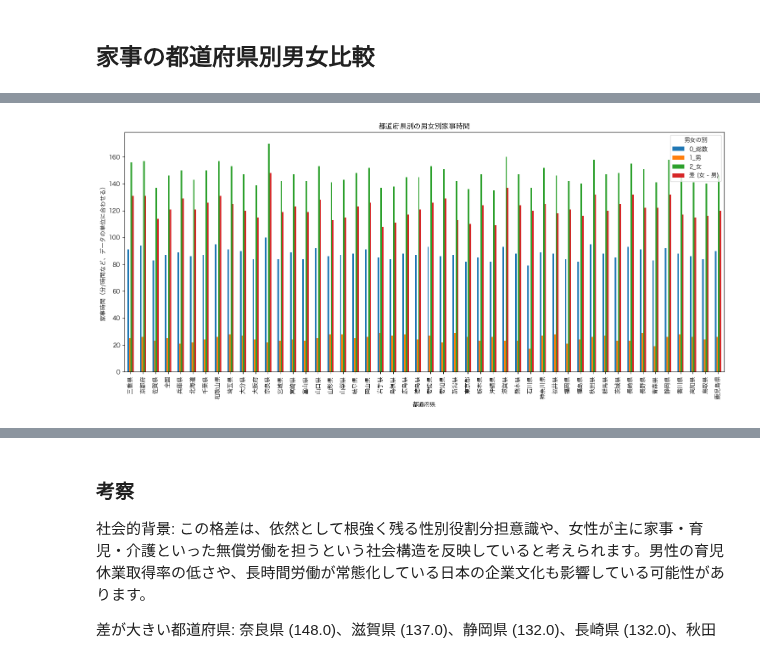
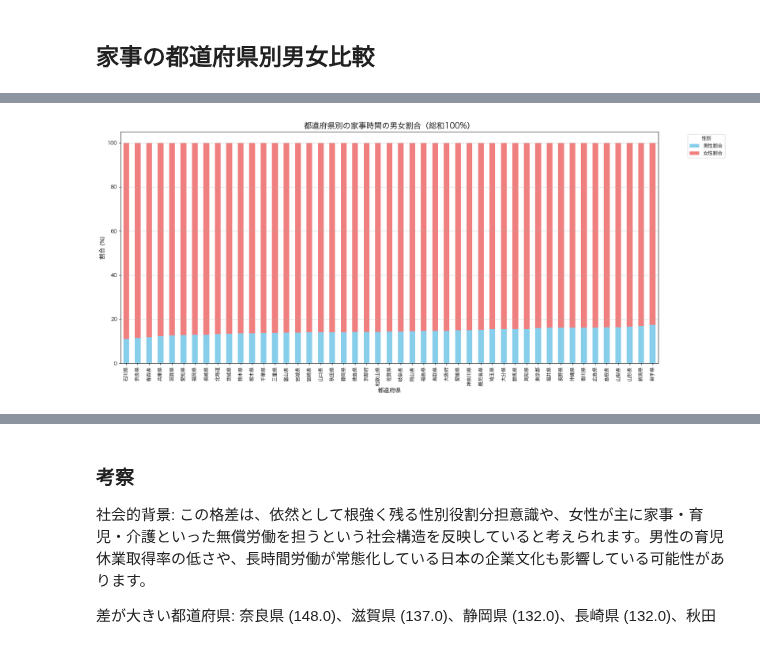
Before and after one commit to 3241Kanaha/statistics-2025, a Jupyter notebook: gende_prefecture.ipynb, the cells around one changed output, grey strips where cells are left out. Cells and saved outputs as stored; diff of their text form; code cells hidden in the pictures.

```diff
--- a/gende_prefecture.ipynb
+++ b/gende_prefecture.ipynb
@@ -126,43 +150,79 @@ plt.show()
 # %% [markdown]
 ## 家事の都道府県別男女比較
 # %%
-df_selected = df[['男女の別', '都道府県', '家事']].copy()
+# --- 家事時間データの準備（ユーザー提供コードベースを修正） ---
+df_selected_housework = df[['男女の別', '都道府県', '家事']].copy()
+df_selected_housework['家事'] = pd.to_numeric(df_selected_housework['家事'], errors='coerce')
 
-df_selected['家事'] = pd.to_numeric(df_selected['家事'], errors='coerce')
+# ピボットテーブルを作成して、都道府県別に男女の家事の時間を比較
+pivot_df_housework = df_selected_housework.pivot_table(index='都道府県', columns='男女の別', values='家事', aggfunc='mean')
 
-# # NaN値がある行を削除するか、適切に処理する
-# # 今回は比較のため、NaNがある行は削除するのが良いでしょう
-# df_selected.dropna(subset=['仕事'], inplace=True)
+# 結果を表示（ユーザーの元のコードから）
+print("\n都道府県別の男女別家事時間（平均）:")
+# 総数、男性、女性の平均家事時間を表示
+print(pivot_df_housework)
 
-# 男女別の仕事の時間を都道府県ごとに集計
-# '男女の別' 列の値が '1_男' と '2_女' であると仮定します。
-# もし異なる値が入っている場合は、適宜修正してください。
 
-# ピボットテーブルを作成して、都道府県別に男女の仕事の時間を比較
-pivot_df = df_selected.pivot_table(index='都道府県', columns='男女の別', values='家事', aggfunc='mean')
+# --- 差 (女 - 男) の計算と表示（ユーザーの元のコードから） ---
+if '2_女' in pivot_df_housework.columns and '1_男' in pivot_df_housework.columns:
+    pivot_df_housework['差 (女 - 男)'] = pivot_df_housework['2_女'] - pivot_df_housework['1_男']
+    print("\n家事時間の差 (女 - 男):")
+    # ここで差を計算して、女性の家事時間が男性より長い都道府県を特定
+    print(pivot_df_housework.sort_values(by='差 (女 - 男)', ascending=False))
 
-# 結果を表示
-print("\n都道府県別の男女別家事時間（平均）:")
-# print(pivot_df)
 
-# 必要であれば、さらに詳細な分析や可視化を行うことができます。
-# 例: 男性の仕事時間が女性より長い都道府県を特定
-if '2_女' in pivot_df.columns and '1_男' in pivot_df.columns:
-    pivot_df['差 (女 - 男)'] = pivot_df['2_女'] - pivot_df['1_男']
-    print("\n仕事時間の差 (女 - 男):")
-    print(pivot_df.sort_values(by='差 (女 - 男)', ascending=False))
+# --- 総和が100%になるように割合を可視化する部分の修正 ---
 
-#グラフでの可視化の例 (matplotlibやseabornを使用)
-import matplotlib.pyplot as plt
-import seaborn as sns
+# 「全国」の行は全体集計値のため、個別の都道府県の割合計算からは除外する
+if '全国' in pivot_df_housework.index:
+    pivot_df_housework_prefectures = pivot_df_housework.drop('全国').copy()
+else:
+    pivot_df_housework_prefectures = pivot_df_housework.copy()
 
-pivot_df.plot(kind='bar', figsize=(15, 7))
-plt.title('都道府県別の男女別家事時間')
-plt.xlabel('都道府県')
-plt.ylabel('家事時間（分/時間など、データの単位に合わせる）')
-plt.xticks(rotation=90)
-plt.legend(title='男女の別')
-plt.tight_layout()
+# NaN値がある行は除外（男性または女性の家事時間がない都道府県）
+pivot_df_housework_prefectures.dropna(subset=['1_男', '2_女'], inplace=True)
+
+# 各都道府県における「男性の家事時間」と「女性の家事時間」の合計を計算
+# この「男女合計家事時間」を各都道府県の男女別家事時間の「総和100%」とする
+pivot_df_housework_prefectures['男女合計家事時間'] = pivot_df_housework_prefectures['1_男'] + pivot_df_housework_prefectures['2_女']
+
+# 男女それぞれの割合を計算（分母は男女合計家事時間）
+pivot_df_housework_prefectures['男性割合'] = (pivot_df_housework_prefectures['1_男'] / pivot_df_housework_prefectures['男女合計家事時間']) * 100
+pivot_df_housework_prefectures['女性割合'] = (pivot_df_housework_prefectures['2_女'] / pivot_df_housework_prefectures['男女合計家事時間']) * 100
+
+# 割合のデータフレームを作成 (プロット用)
+# このデータフレームを直接積み上げ棒グラフに使うため、列名を調整
+df_percentages_for_plot_housework = pivot_df_housework_prefectures[['男性割合', '女性割合']].copy()
+
+# グラフのX軸の順序を決定（例: 女性割合が高い順にソート）
+# 家事は女性の負担が大きい傾向にあるため、女性割合でソートすると特徴が見やすいかもしれません。
+df_percentages_for_plot_housework = df_percentages_for_plot_housework.sort_values(by='女性割合', ascending=False)
+
+print("\n--- 都道府県別の家事時間の男女割合（総和100%、上位5件）---")
+print(df_percentages_for_plot_housework.head())
+
+# --- 割合で可視化（積み上げ棒グラフ） ---
+# DataFrame.plot()メソッドを使用してstacked=Trueにする
+ax = df_percentages_for_plot_housework.plot(
+    kind='bar',
+    stacked=True,
+    figsize=(18, 8), # グラフサイズを調整
+    color={'男性割合': 'skyblue', '女性割合': 'lightcoral'} # 色の調整
+)
+
+plt.title('都道府県別の家事時間の男女割合（総和100%）', fontsize=16)
+plt.xlabel('都道府県', fontsize=12)
+plt.ylabel('割合 (%)', fontsize=12)
+plt.xticks(rotation=90, ha='center', fontsize=10) # X軸ラベルを縦に
+plt.yticks(fontsize=10)
+plt.legend(title='性別', bbox_to_anchor=(1.05, 1), loc='upper left') # 凡例の位置調整
+plt.grid(axis='y', linestyle='--', alpha=0.7) # グリッド線を追加
+plt.tight_layout() # レイアウトの自動調整
 plt.show()
+
+print("\n--- 可視化に関する考察 ---")
+print("上記の積み上げ棒グラフは、各都道府県の家事時間における男性と女性の割合を示しています。このグラフでは、男性と女性の平均家事時間の合計を100%として、それぞれの性別が占める割合を可視化しています。")
+print("グラフから、ほとんどの都道府県で女性の家事時間の割合が男性のそれを大きく上回っており、家事労働の大部分を女性が担っている現状がより鮮明に示されています。")
+print("特に、女性割合が非常に高い都道府県と、比較的男性の家事参加が進んでいる（女性割合が低い）都道府県を比較することで、地域ごとの生活習慣や性別役割分担意識の違いについて考察を深めることができます。")
 # %% [output]
 都道府県別の男女別家事時間（平均）:
@@ -185 +245 @@ plt.show()
-[figure, old version]
+[figure, new version]
```
Also changed, not shown: parts of 4 cells of this notebook.
